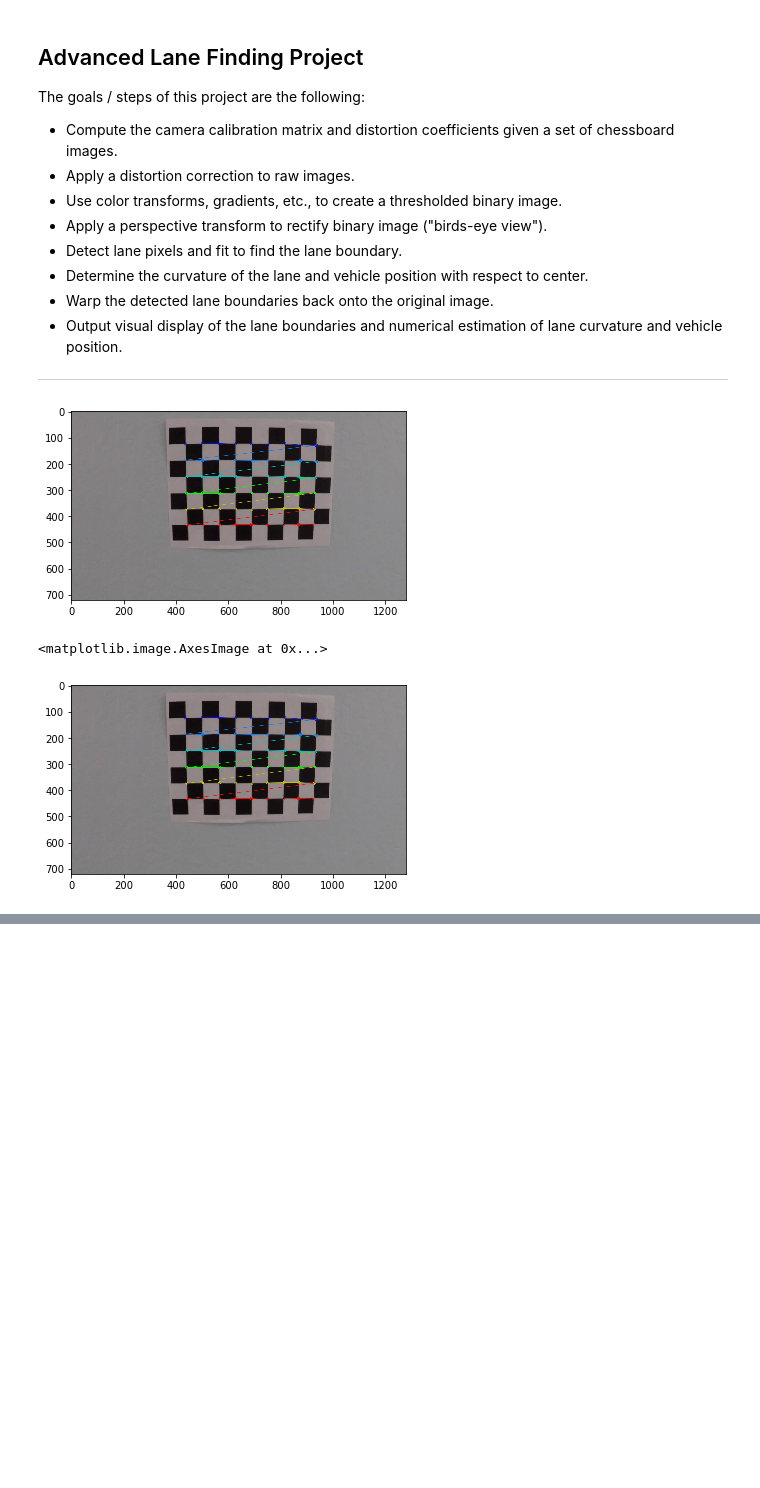
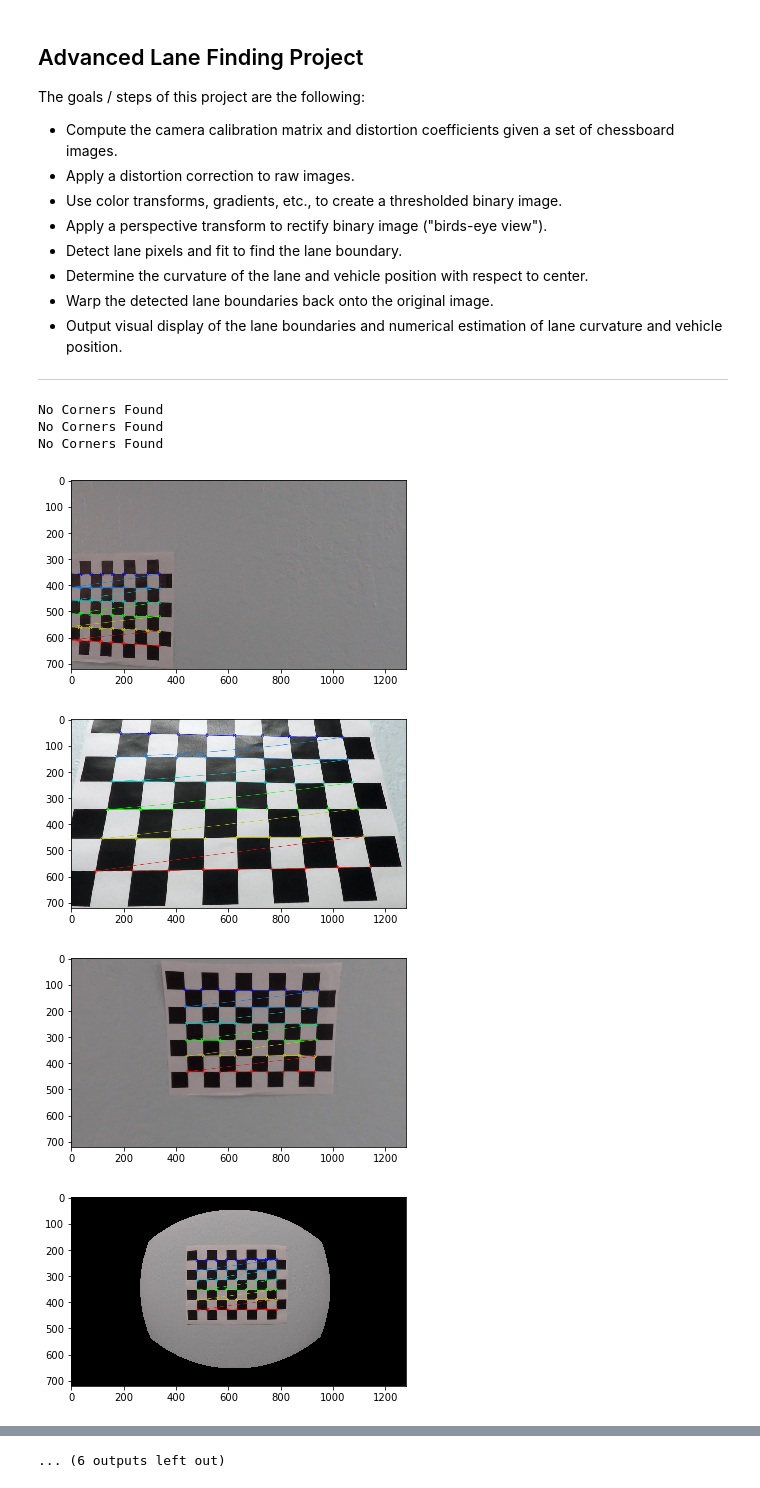
Before and after one commit to Rxmeez/SDCND-1-AdvanceLaneFinding, a Jupyter notebook: AdvanceLaneLines.ipynb, the cells around one changed output, grey strips where cells are left out. Cells and saved outputs as stored; diff of their text form; code cells hidden in the pictures; blank space fills up the shorter version.

Commit message:
undist images, some of the images are not being picked up

```diff
--- a/AdvanceLaneLines.ipynb
+++ b/AdvanceLaneLines.ipynb
@@ -25,22 +25,6 @@ import glob
 filenames = []
 for filename in glob.glob('camera_cal/calibration*'):
     filenames.append(filename)
-# %%
-# Convert to grayscale
-images = cv2.imread(filenames[2])
-gray = cv2.cvtColor(images, cv2.COLOR_BGR2GRAY)
-# %%
-# Find the chessboard corners
-nx = 9
-ny = 6
-ret, corners = cv2.findChessboardCorners(gray, (nx, ny), None)
-# %%
-# If found, draw corners and display
-if ret == True:
-    cv2.drawChessboardCorners(images, (nx, ny), corners, ret)
-    plt.imshow(images)
-# %% [output]
-[figure, removed]
 # %%
 def camera_calibration(filename, nx=9, ny=6):
     image = cv2.imread(filename)
@@ -49,11 +33,23 @@ def camera_calibration(filename, nx=9, ny=6):
     # Find corners
     ret, corners = cv2.findChessboardCorners(gray, (nx, ny), None)
     # Draw corners and display
-    cv2.drawChessboardCorners(image, (nx, ny), corners, ret)
-    plt.figure()
-    return plt.imshow(image)
+    if ret == True:
+
+        cv2.drawChessboardCorners(image, (nx, ny), corners, ret)
+        #objpoints and imgpoints
+        objpoints = []
+        imgpoints = []
+
+        objp = np.zeros((nx*ny,3), np.float32)
+        objp[:, :2] = np.mgrid[0:nx, 0:ny].T.reshape(-1, 2)
+
+        objpoints.append(objp)
+        imgpoints.append(corners)
+        # Undistory image
+        ret, mtx, dist, rvecs, tvecs = cv2.calibrateCamera(objpoints, imgpoints, (gray.shape[1], gray.shape[0]), None, None)
+        undist = cv2.undistort(image, mtx, dist, None, mtx)
+        # Plot image
+        plt.figure()
+        plt.imshow(undist)
+    else:
+        print('No Corners Found')
-# %%
-camera_calibration(filenames[2])
-# %% [output]
-<matplotlib.image.AxesImage at 0x...>
-[figure, removed]
@@ -59,0 +64,11 @@ camera_calibration(filenames[2])
+# %%
+for i in range(len(filenames)):
+    camera_calibration(filenames[i])
+# %% [output]
+No Corners Found
+No Corners Found
+No Corners Found
+[figure, added]
+[figure, added]
+[figure, added]
+[figure, added]
@@ -59,0 +82 @@ camera_calibration(filenames[2])
+... (6 outputs left out)
```
Also changed, not shown: parts of 2 cells of this notebook.
